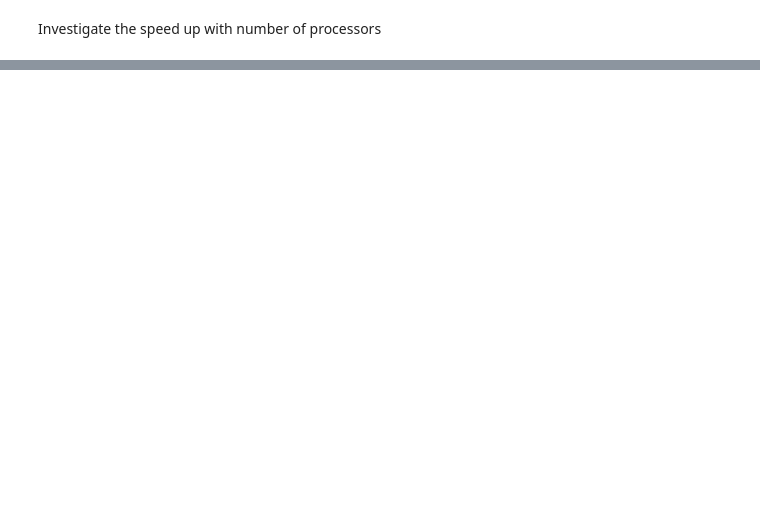
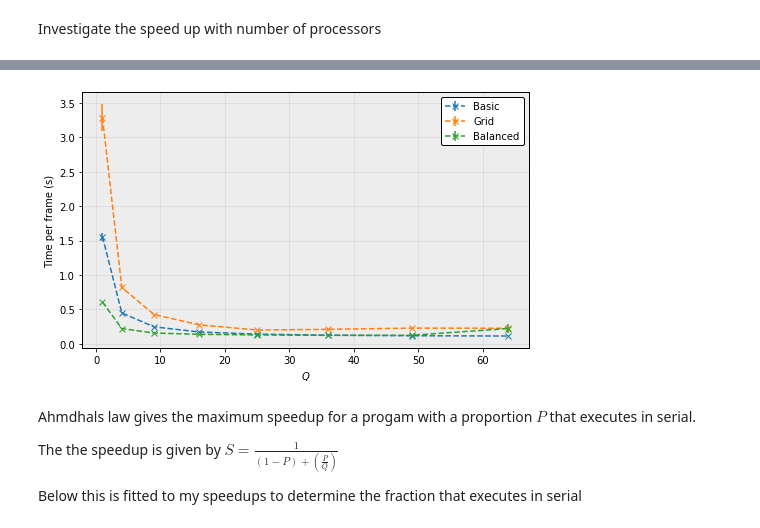
Before and after one commit to magnusross/Adv-Comp, a Jupyter notebook: boids/analysis/graphs.ipynb, the cells around one changed output, grey strips where cells are left out. Saved outputs shown, nothing was run; the diff lists cells and outputs as text; code cells hidden in the pictures; blank space fills up the shorter version.

```diff
--- a/boids/analysis/graphs.ipynb
+++ b/boids/analysis/graphs.ipynb
@@ -82,10 +168,14 @@ def parse_proc_scaling(f_name, reps=3):
     lines = f.readlines()
     time = np.array([line.split()[-1] for line in lines]).astype('float')
     procs = np.array([line.split()[0] for line in lines]).astype('int')
+    print('N_B = %s'%(lines[0].split()[2]) )
+    print('R = %s'%(lines[0].split()[-2]) )
+    print('Box size = %s'%(lines[0].split()[-3]))
+    print('N_its = %s\n'%(lines[0].split()[1]) )
 
     sort_idx = np.argsort(procs)
     procs = procs[sort_idx].reshape(-1, reps)
     time = time[sort_idx].reshape(-1, reps)
 
     f.close()
-    return procs, time
+    return procs - np.ones_like(procs), time
@@ -100,0 +182,9 @@ plt.yscale('log')
+# %%
+p_bas, t_p_bas = parse_proc_scaling('../results/proc_scaling/basic_proc.txt')
+p_grid, t_p_grid = parse_proc_scaling('../results/proc_scaling/grid_proc.txt')
+p_bal, t_p_bal = parse_proc_scaling('../results/proc_scaling/bal_proc.txt')
+p = p_bal[: , 0]
+
+t_p_bas_mean, t_p_bas_std = np.mean(t_p_bas, axis=1), np.std(t_p_bas, axis=1)
+t_p_grid_mean, t_p_grid_std = np.mean(t_p_grid, axis=1), np.std(t_p_grid, axis=1)
+t_p_bal_mean, t_p_bal_std = np.mean(t_p_bal, axis=1), np.std(t_p_bal, axis=1)
@@ -100,0 +206,19 @@ plt.yscale('log')
+# %%
+fig, ax = plt.subplots(nrows=1, ncols=1, figsize=(8, 4.7))
+plt.errorbar(p, t_p_bas_mean/50, t_p_bas_std/50, label='Basic', fmt='--x')
+plt.errorbar(p, t_p_grid_mean/50, t_p_grid_std/50, label='Grid', fmt='--x')
+plt.errorbar(p, t_p_bal_mean/50, t_p_bal_std/50, label='Balanced', fmt='--x')
+plt.legend()
+
+plt.xlabel('$Q$')
+plt.ylabel('Time per frame (s)')
+format_plot()
+plt.savefig('./figures/N_proc_scaling.pdf', dpi=800)
+# %% [output]
+[figure, added]
+# %% [markdown]
+Ahmdhals law gives the maximum speedup for a progam with a proportion $P$ that executes in serial.
+
+The the speedup is given by $S = \frac{1}{(1-P) + (\frac{P}{Q})}$
+
+Below this is fitted to my speedups to determine the fraction  that executes in serial
```
Also changed, not shown: parts of 25 cells of this notebook.
